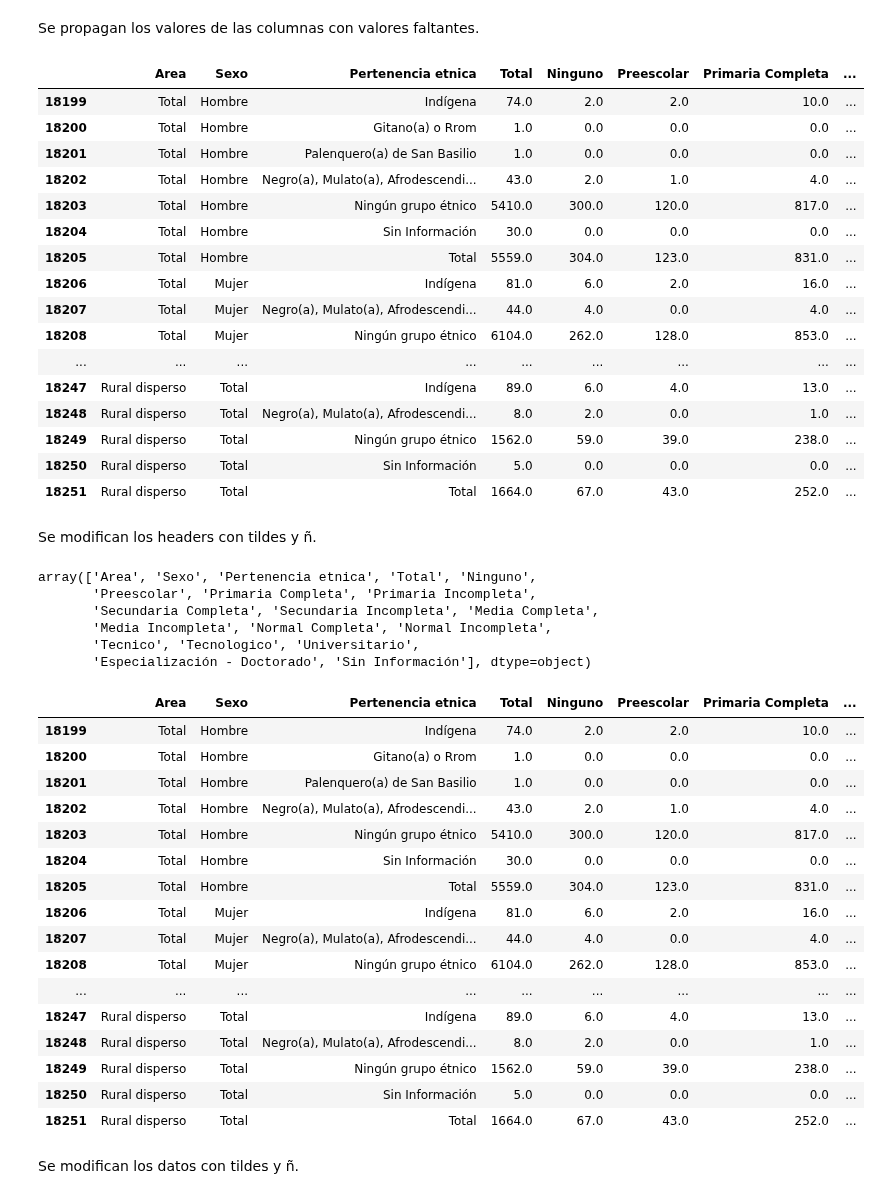
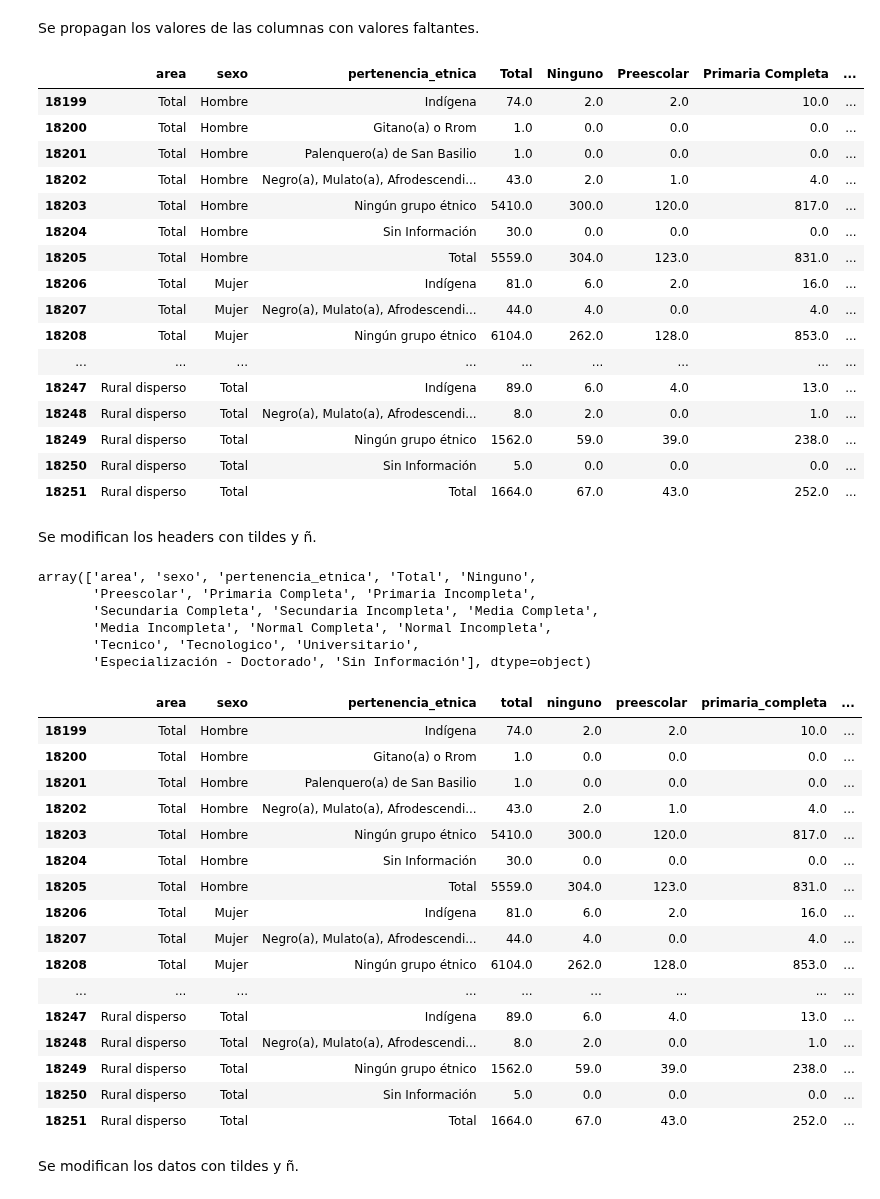
Before and after one commit to Schiavi13/Censo-Viterbo-Caldas-2018, a Jupyter notebook: source_to_csv_19pm.ipynb, the cells around one changed output. Cells and saved outputs as stored; diff of their text form; code cells hidden in the pictures.

Commit message:
Actualiza headers a minuscula y Snake Case de hoja 19PM

```diff
--- a/source_to_csv_19pm.ipynb
+++ b/source_to_csv_19pm.ipynb
@@ -75,6 +75,6 @@ df_19pm
 # %% [markdown]
 Se renombran los headers sin nombre.
 # %%
-df_19pm.rename(columns={'Unnamed: 2': 'Area', 'Unnamed: 3': 'Sexo', 'Unnamed: 4': 'Pertenencia etnica'}, inplace=True)
+df_19pm.rename(columns={'Unnamed: 2': 'area', 'Unnamed: 3': 'sexo', 'Unnamed: 4': 'pertenencia_etnica'}, inplace=True)
 df_19pm
 # %% [output]
@@ -98,11 +98,11 @@ df_19pm
 # %% [markdown]
 Se propagan los valores de las columnas con valores faltantes.
 # %%
-df_19pm['Area'] = df_19pm['Area'].ffill()
-df_19pm['Sexo'] = df_19pm['Sexo'].ffill()
+df_19pm['area'] = df_19pm['area'].ffill()
+df_19pm['sexo'] = df_19pm['sexo'].ffill()
 df_19pm
 # %% [output]
-|  | Area | Sexo | Pertenencia etnica | Total | Ninguno | Preescolar | Primaria Completa | ... |
+|  | area | sexo | pertenencia_etnica | Total | Ninguno | Preescolar | Primaria Completa | ... |
 | 18199 | Total | Hombre | Indígena | 74.0 | 2.0 | 2.0 | 10.0 | ... |
 | 18200 | Total | Hombre | Gitano(a) o Rrom | 1.0 | 0.0 | 0.0 | 0.0 | ... |
 | 18201 | Total | Hombre | Palenquero(a) de San Basilio | 1.0 | 0.0 | 0.0 | 0.0 | ... |
@@ -124,17 +124,18 @@ Se modifican los headers con tildes y ñ.
 # %%
 df_19pm.columns.values
 # %% [output]
-array(['Area', 'Sexo', 'Pertenencia etnica', 'Total', 'Ninguno',
+array(['area', 'sexo', 'pertenencia_etnica', 'Total', 'Ninguno',
        'Preescolar', 'Primaria Completa', 'Primaria Incompleta',
        'Secundaria Completa', 'Secundaria Incompleta', 'Media Completa',
        'Media Incompleta', 'Normal Completa', 'Normal Incompleta',
        'Tecnico', 'Tecnologico', 'Universitario',
        'Especialización - Doctorado', 'Sin Información'], dtype=object)
 # %%
-df_19pm.rename(columns={'Especialización - Doctorado': 'Especializacion - Doctorado', 'Sin Información': 'Sin Informacion'}, inplace=True)
+headers_replacement = str.maketrans({'-': ' ', 'ó': 'o'})
+df_19pm.columns = ["_".join(header.translate(headers_replacement).split()).lower() for header in df_19pm.columns]
 df_19pm
 # %% [output]
-|  | Area | Sexo | Pertenencia etnica | Total | Ninguno | Preescolar | Primaria Completa | ... |
+|  | area | sexo | pertenencia_etnica | total | ninguno | preescolar | primaria_completa | ... |
 | 18199 | Total | Hombre | Indígena | 74.0 | 2.0 | 2.0 | 10.0 | ... |
 | 18200 | Total | Hombre | Gitano(a) o Rrom | 1.0 | 0.0 | 0.0 | 0.0 | ... |
 | 18201 | Total | Hombre | Palenquero(a) de San Basilio | 1.0 | 0.0 | 0.0 | 0.0 | ... |
```
Also changed, not shown: parts of 4 cells of this notebook, 2 other files.
